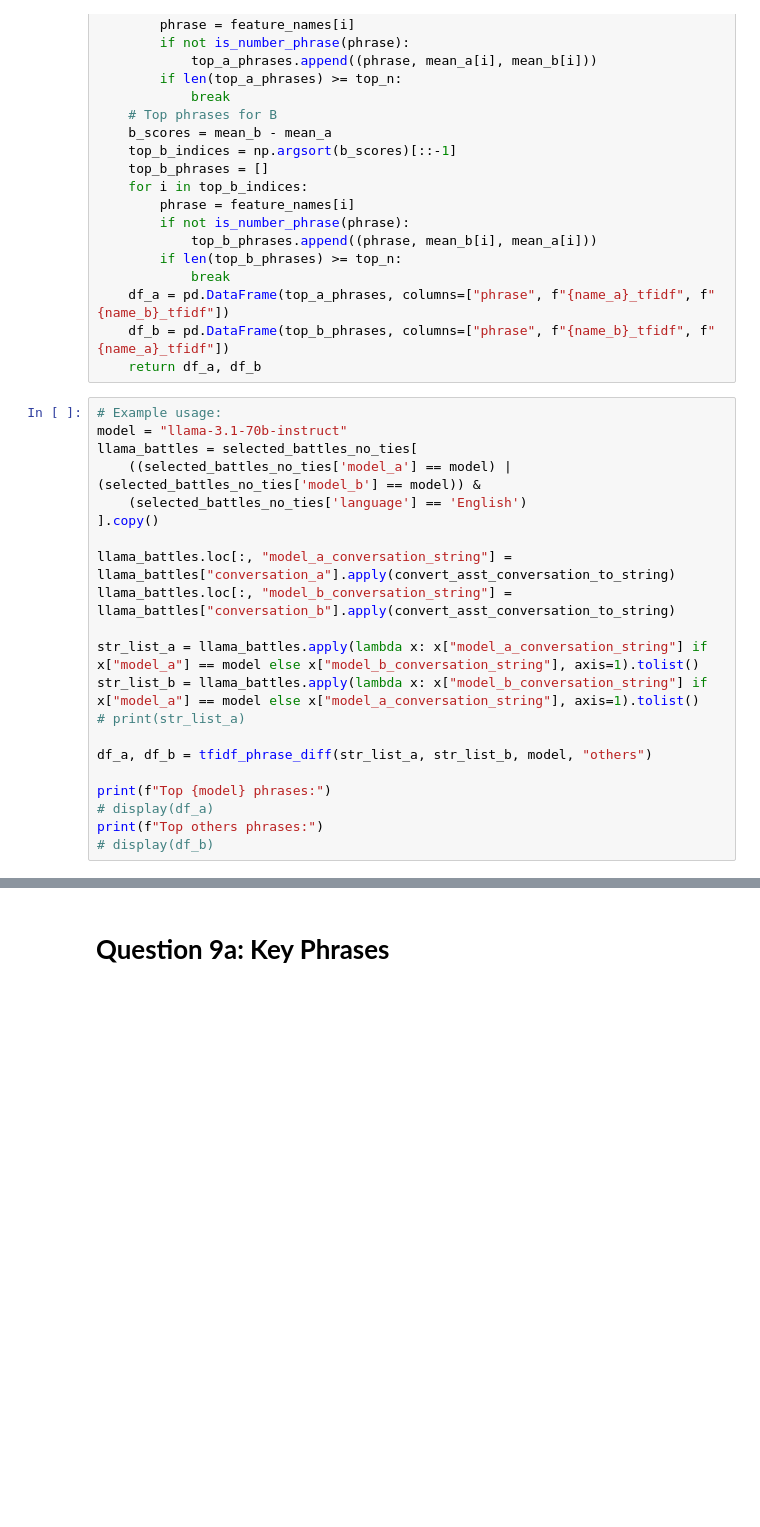
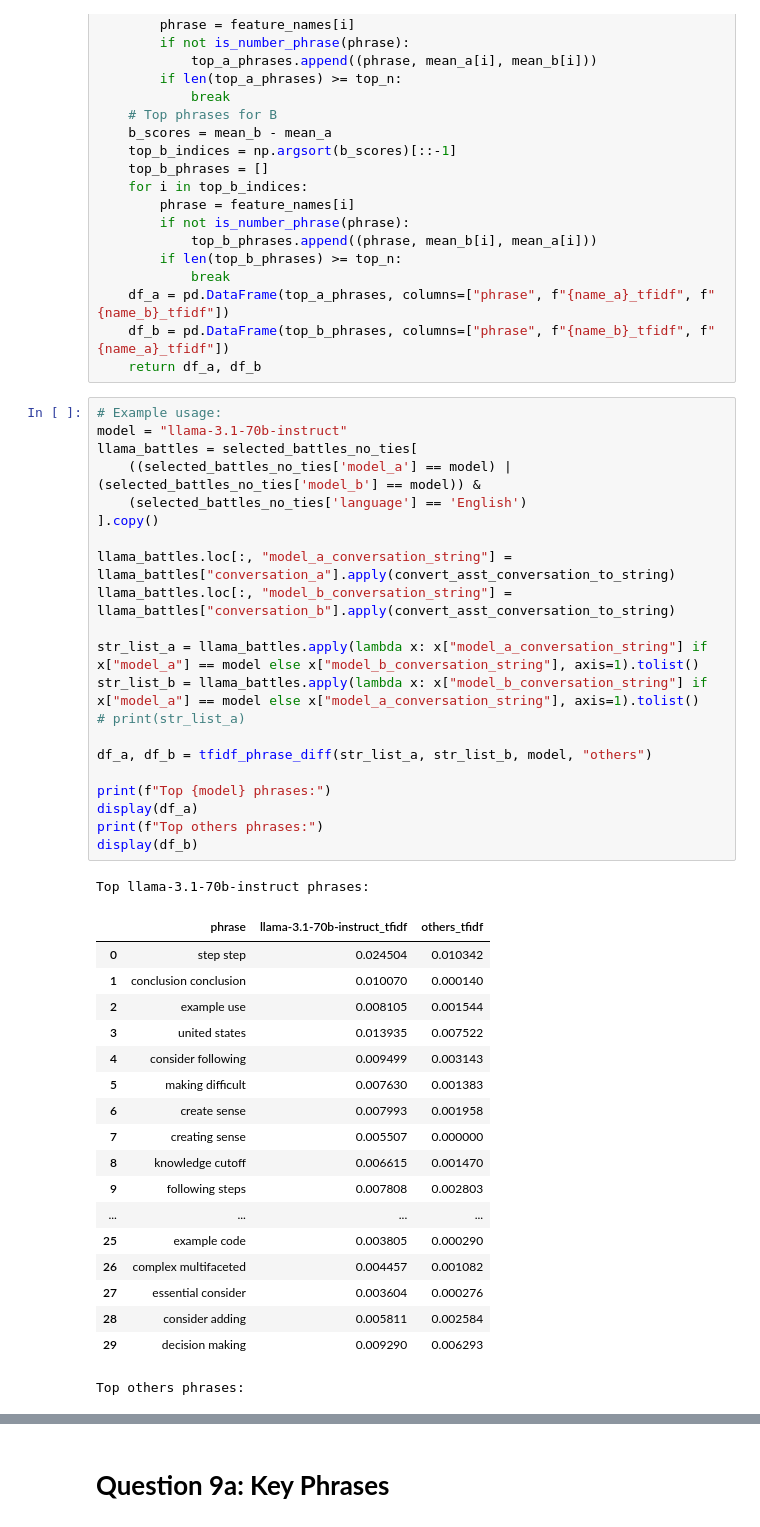
Before and after one commit to AshfordLee/UCB_CS189, a Jupyter notebook: FA25/hw/hw2/arena_style_control.ipynb, the cells around one changed output, grey strips where cells are left out. Cells and saved outputs as stored; diff of their text form; blank space fills up the shorter version.

```diff
--- a/FA25/hw/hw2/arena_style_control.ipynb
+++ b/FA25/hw/hw2/arena_style_control.ipynb
@@ -1084,21 +1089,41 @@ def tfidf_phrase_diff(str_list_a, str_list_b, name_a="A", name_b="B", top_n=30,
 # %%
 # Example usage:
 model = "llama-3.1-70b-instruct"
 llama_battles = selected_battles_no_ties[
     ((selected_battles_no_ties['model_a'] == model) | (selected_battles_no_ties['model_b'] == model)) &
     (selected_battles_no_ties['language'] == 'English')
 ].copy()
 
 llama_battles.loc[:, "model_a_conversation_string"] = llama_battles["conversation_a"].apply(convert_asst_conversation_to_string)
 llama_battles.loc[:, "model_b_conversation_string"] = llama_battles["conversation_b"].apply(convert_asst_conversation_to_string)
 
 str_list_a = llama_battles.apply(lambda x: x["model_a_conversation_string"] if x["model_a"] == model else x["model_b_conversation_string"], axis=1).tolist()
 str_list_b = llama_battles.apply(lambda x: x["model_b_conversation_string"] if x["model_a"] == model else x["model_a_conversation_string"], axis=1).tolist()
 # print(str_list_a)
 
 df_a, df_b = tfidf_phrase_diff(str_list_a, str_list_b, model, "others")
 
 print(f"Top {model} phrases:")
-# display(df_a)
+display(df_a)
 print(f"Top others phrases:")
-# display(df_b)
+display(df_b)
+# %% [output]
+Top llama-3.1-70b-instruct phrases:
+|  | phrase | llama-3.1-70b-instruct_tfidf | others_tfidf |
+| 0 | step step | 0.024504 | 0.010342 |
+| 1 | conclusion conclusion | 0.010070 | 0.000140 |
+| 2 | example use | 0.008105 | 0.001544 |
+| 3 | united states | 0.013935 | 0.007522 |
+| 4 | consider following | 0.009499 | 0.003143 |
+| 5 | making difficult | 0.007630 | 0.001383 |
+| 6 | create sense | 0.007993 | 0.001958 |
+| 7 | creating sense | 0.005507 | 0.000000 |
+| 8 | knowledge cutoff | 0.006615 | 0.001470 |
+| 9 | following steps | 0.007808 | 0.002803 |
+| ... | ... | ... | ... |
+| 25 | example code | 0.003805 | 0.000290 |
+| 26 | complex multifaceted | 0.004457 | 0.001082 |
+| 27 | essential consider | 0.003604 | 0.000276 |
+| 28 | consider adding | 0.005811 | 0.002584 |
+| 29 | decision making | 0.009290 | 0.006293 |
+Top others phrases:
```
Also changed, not shown: parts of 9 cells of this notebook, 1 other file.
